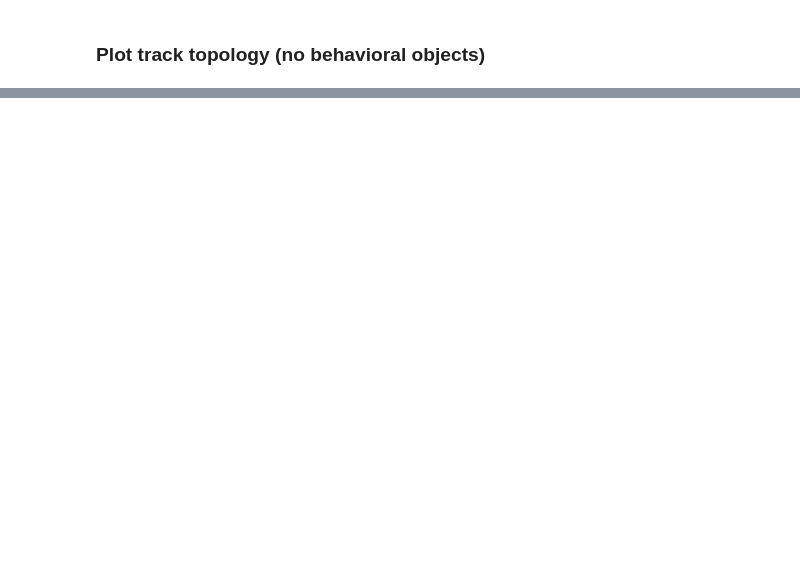
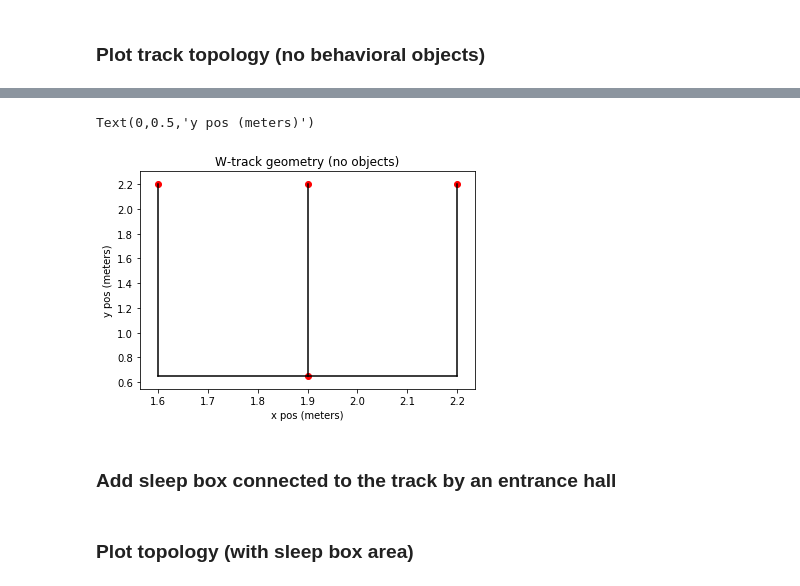
Before and after one commit to LorenFrankLab/franklab-nwb, a Jupyter notebook: behavioral_graph.ipynb, the cells around one changed output, grey strips where cells are left out. Cells and saved outputs as stored; diff of their text form; code cells hidden in the pictures; blank space fills up the shorter version.

```diff
--- a/behavioral_graph.ipynb
+++ b/behavioral_graph.ipynb
@@ -158,12 +206,17 @@ nx.draw_networkx(H, labels=dict(H.nodes.data('name')), fontsize=6)
 # %%
 ax = plt.subplot(111)
 plt.title('W-track geometry (no objects)')
-for n, attrs in list(G.nodes.data()):
+for n, attrs in list(H.nodes.data()):
     if attrs['kind']=='point':
         coord = attrs['coord']
-        plt.scatter([coord.x], [coord.y], color='r')
-    if attrs['kind']=='path':
+        plt.scatter([coord[0]], [coord[1]], color='r')
+    if attrs['kind']=='segment':
         start, end = attrs['segment']
         plt.plot([start[0], end[0]], [start[1], end[1]], color='k')
 plt.xlabel('x pos (meters)')
 plt.ylabel('y pos (meters)')
+# %% [output]
+Text(0,0.5,'y pos (meters)')
+[figure, added]
+# %% [markdown]
+### Add sleep box connected to the track by an entrance hall
@@ -169,0 +243,2 @@ plt.ylabel('y pos (meters)')
+# %% [markdown]
+### Plot topology (with sleep box area)
```
Also changed, not shown: parts of 26 cells of this notebook.
